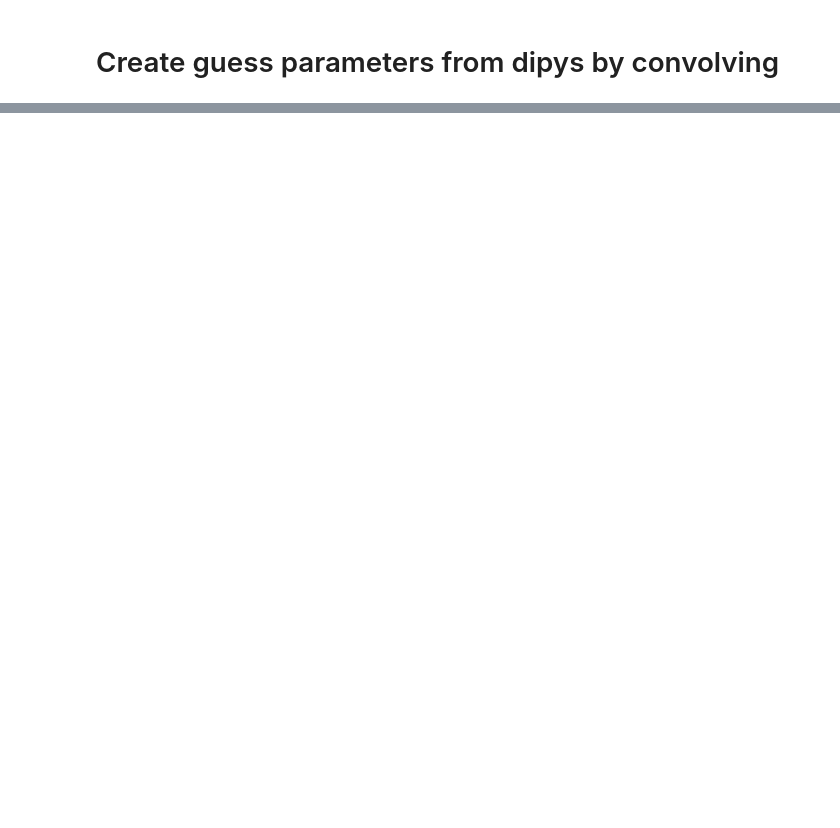
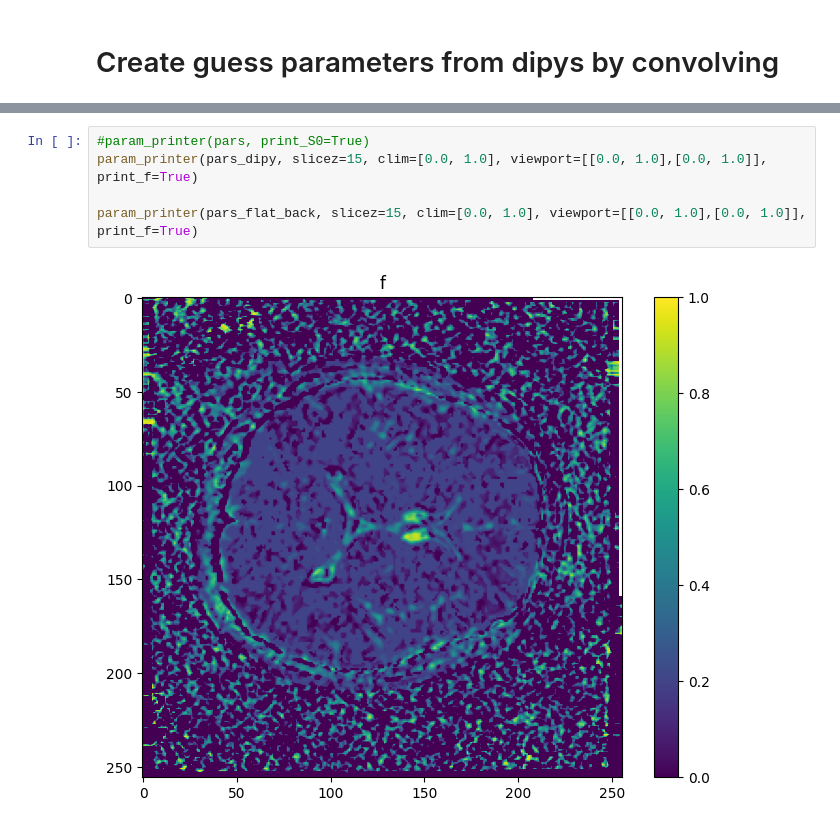
Before and after one commit to turbotage/pycompute, a Jupyter notebook: test_optimize.ipynb, the cells around one changed output, grey strips where cells are left out. Drawn from its saved outputs; the diff is of its cells as text; blank space fills up the shorter version.

```diff
--- a/test_optimize.ipynb
+++ b/test_optimize.ipynb
@@ -162,0 +176,7 @@ param_printer(pars_flat_back, print_S0=True)
+# %%
+#param_printer(pars, print_S0=True)
+param_printer(pars_dipy, slicez=15, clim=[0.0, 1.0], viewport=[[0.0, 1.0],[0.0, 1.0]], print_f=True)
+
+param_printer(pars_flat_back, slicez=15, clim=[0.0, 1.0], viewport=[[0.0, 1.0],[0.0, 1.0]], print_f=True)
+# %% [output]
+[figure, added]
```
Also changed, not shown: parts of 14 cells of this notebook, 12 other files.
